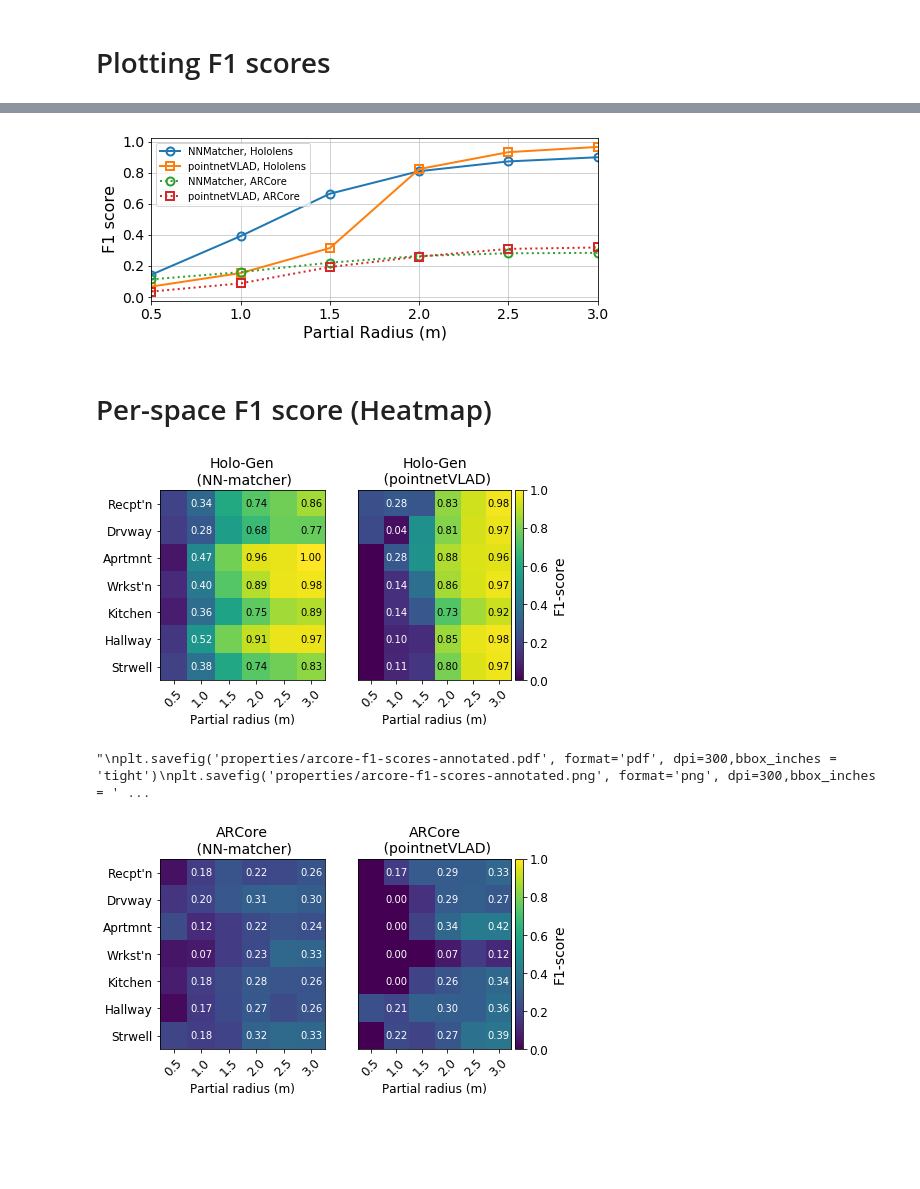
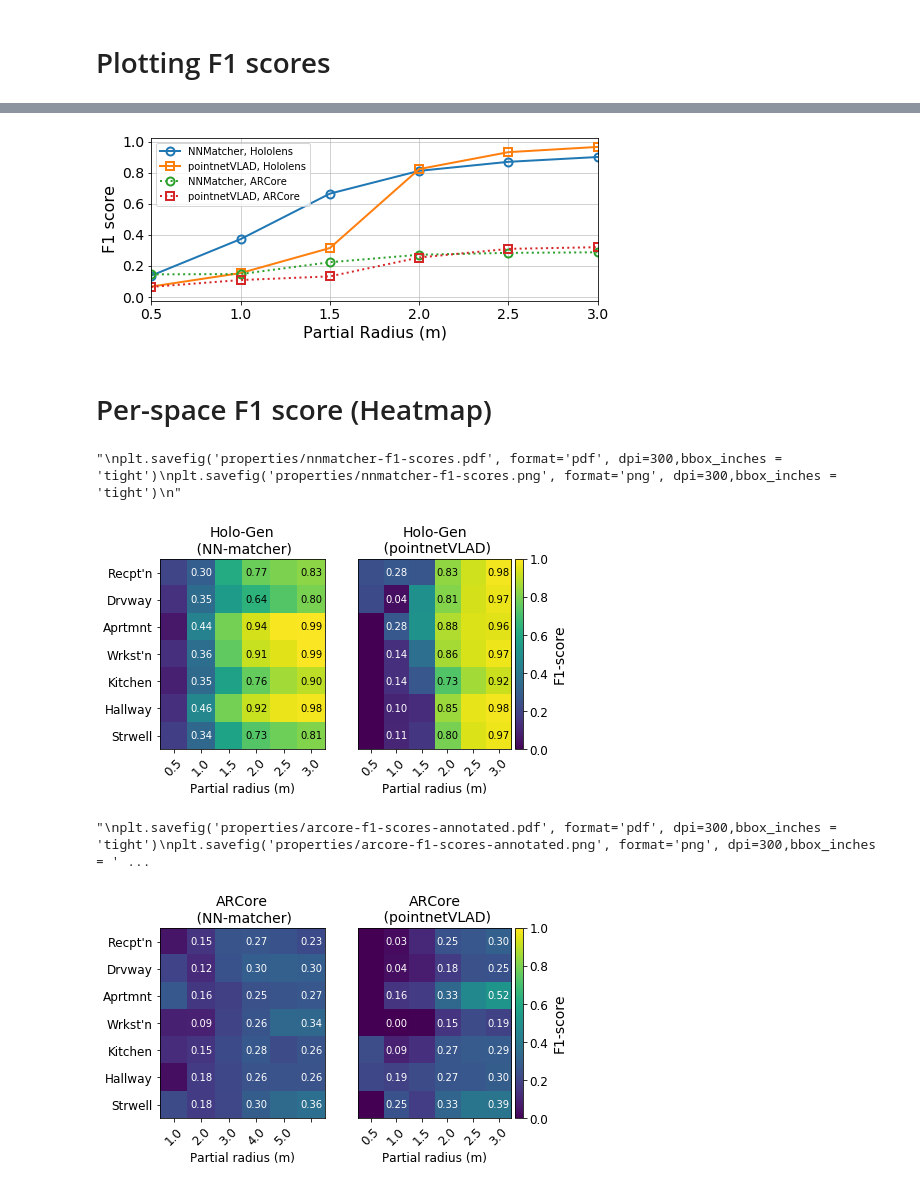
Before and after one commit to spatial-privacy/3d-spatial-privacy, a Jupyter notebook: summary_results-for-ismar.ipynb, the cells around one changed output, grey strips where cells are left out. Cells and saved outputs as stored; diff of their text form; code cells hidden in the pictures; blank space fills up the shorter version.

```diff
--- a/summary_results-for-ismar.ipynb
+++ b/summary_results-for-ismar.ipynb
@@ -702,24 +495,6 @@ ARCore, PV [0.03464725 0.08717726 0.19262745 0.25962154 0.30915    0.31838326]
 # Using F1 scores
 
 fig=plt.figure(figsize=(8, 3))
-
-with open("testing_results/pointnetvlad_arcore/" + "arcore_summary_results.pickle",'rb') as f:
-    arcore_pv_results, arcore_pv_per_space_score, arcore_pv_perf_scores = pickle.load(f)
-
-with open("testing_results/pointnetvlad_prod/" + "summary_results_updated.pickle",'rb') as f:
-    pointnetvlad_results, pointnetvlad_per_space_score, pointnetvlad_perf_scores = pickle.load(f)
-
-with open("testing_results/partial/" + "summary_results_1000.pickle",'rb') as f:
-    nn_results_partials, nn_per_space_score, nn_perf_scores = pickle.load(f)
-
-with open("testing_results/nn_matcher_arcore/" + "summary_results.pickle",'rb') as f:
-    arcore_results_partials, arcore_nn_per_space_score, arcore_nn_perf_scores = pickle.load(f)
-
-
-HololensNN = nn_perf_scores
-HololensPV = pointnetvlad_perf_scores
-ARCoreNN = arcore_nn_perf_scores
-ARCorePV = arcore_pv_perf_scores
 
 linewidth = 2.0
 markersize = 8.0
@@ -738,10 +513,9 @@ ax2.set_yticks(np.arange(0,1.1,0.2))
 ax2.set_yticklabels(np.around(np.arange(0,1.1,0.2), decimals = 1),fontsize=14)
 
 #plt.minorticks_on()
-
 ax2.plot(
-    HololensNN[1::2,0],
-    HololensNN[1::2,1],
+    HololensNN[:,0],
+    HololensNN[:,1],
     linewidth = linewidth,
     marker = 'o',fillstyle = 'none',
     mew = linewidth,markersize = markersize,
@@ -757,8 +531,8 @@ ax2.plot(
     label = "pointnetVLAD, Hololens"
 )
 ax2.plot(
-    ARCoreNN[1::2,0],
-    ARCoreNN[1::2,1],
+    ARCoreNN[:,0],
+    ARCoreNN[:,1],
     ':o',
     linewidth = linewidth,
     fillstyle = 'none',
@@ -779,23 +553,11 @@ ax2.legend(loc = "best", ncol = 1, fontsize = 10);#, bbox_to_anchor=(1.1, 1.5));
 
 #plt.title("NN-matcher")
 # %% [output]
-[figure, old version]
+[figure, new version]
 # %% [markdown]
 # Per-space F1 score (Heatmap)
 # %%
 fig = plt.figure(figsize=(6.5,3.5))
-
-with open("testing_results/pointnetvlad_arcore/" + "arcore_summary_results.pickle",'rb') as f:
-    arcore_pv_results, arcore_pv_per_space_score, arcore_pv_perf_scores = pickle.load(f)
-
-with open("testing_results/pointnetvlad_prod/" + "summary_results.pickle",'rb') as f:
-    pointnetvlad_results, pointnetvlad_per_space_score, pointnetvlad_perf_scores = pickle.load(f)
-
-with open("testing_results/partial/" + "summary_results_1000.pickle",'rb') as f:
-    nn_results_partials, nn_per_space_score, nn_perf_scores = pickle.load(f)
-
-with open("testing_results/nn_matcher_arcore/" + "summary_results.pickle",'rb') as f:
-    arcore_results_partials, arcore_nn_per_space_score, arcore_nn_perf_scores = pickle.load(f)
 
 #fig3 = plt.figure(constrained_layout=True)
 #gs = fig3.add_gridspec(3, 3)
@@ -804,12 +566,12 @@ ax3 = fig.add_subplot(122)
 #fig.figsize(8,3.5)
 
 im2 = ax2.imshow(
-    nn_per_space_score[1:12:2,0].T,
+    hololens_nn_per_space_score[:6,0].T,
     vmin=0.0, vmax=1.0, aspect='auto',
     cmap = plt.cm.viridis
 )
 
-for i, per_radius in enumerate(nn_per_space_score[3:12:4,0]):
+for i, per_radius in enumerate(hololens_nn_per_space_score[1:6:2,0]):
 
     for j, value in enumerate(per_radius):
 
@@ -836,12 +598,12 @@ ax2.set_yticklabels(contiguous_names_short,rotation=0, fontsize = 12);
 #ax2.set_yticklabels(contiguous_names_short,rotation=0, fontsize = 12);
 
 im3 = ax3.imshow(
-    pointnetvlad_per_space_score[1:12:2,0].T,
+    hololens_pv_per_space_score[1:12:2,0].T,
     vmin=0.0, vmax=1.0, aspect='auto',
     cmap = plt.cm.viridis
 )
 
-for i, per_radius in enumerate(pointnetvlad_per_space_score[3:12:4,0]):
+for i, per_radius in enumerate(hololens_pv_per_space_score[3:12:4,0]):
 
     for j, value in enumerate(per_radius):
 
@@ -893,25 +655,15 @@ ax2.set_yticklabels(contiguous_names_short,fontsize = 12)
 #plt.xlabel('Partial radius', fontsize = 14)
 #plt.xticks(np.arange(0,6),np.arange(0.25, 1.6, 0.25),fontsize = 14)
 #plt.show()
-
+"""
 plt.savefig('properties/nnmatcher-f1-scores.pdf', format='pdf', dpi=300,bbox_inches = 'tight')
 plt.savefig('properties/nnmatcher-f1-scores.png', format='png', dpi=300,bbox_inches = 'tight')
+"""
 # %% [output]
+"\nplt.savefig('properties/nnmatcher-f1-scores.pdf', format='pdf', dpi=300,bbox_inches = 'tight')\nplt.savefig('properties/nnmatcher-f1-scores.png', format='png', dpi=300,bbox_inches = 'tight')\n"
 [figure]
 # %%
 fig = plt.figure(figsize=(6.5,3.5))
-
-with open("testing_results/pointnetvlad_arcore/" + "arcore_summary_results.pickle",'rb') as f:
-    arcore_pv_results, arcore_pv_per_space_score, arcore_pv_perf_scores = pickle.load(f)
-
-with open("testing_results/pointnetvlad_prod/" + "summary_results.pickle",'rb') as f:
-    pointnetvlad_results, pointnetvlad_per_space_score, pointnetvlad_perf_scores = pickle.load(f)
-
-with open("testing_results/partial/" + "summary_results_1000.pickle",'rb') as f:
-    nn_results_partials, nn_per_space_score, nn_perf_scores = pickle.load(f)
-
-with open("testing_results/nn_matcher_arcore/" + "summary_results.pickle",'rb') as f:
-    arcore_results_partials, arcore_nn_per_space_score, arcore_nn_perf_scores = pickle.load(f)
 
 #fig3 = plt.figure(constrained_layout=True)
 #gs = fig3.add_gridspec(3, 3)
@@ -920,12 +672,12 @@ ax3 = fig.add_subplot(122)
 #fig.figsize(8,3.5)
 
 im2 = ax2.imshow(
-    arcore_nn_per_space_score[1:12:2,0].T,
+    arcore_nn_per_space_score[:6,0].T,
     vmin=0.0, vmax=1.0, aspect='auto',
     cmap = plt.cm.viridis
 )
 
-for i, per_radius in enumerate(arcore_nn_per_space_score[3:12:4,0]):
+for i, per_radius in enumerate(arcore_nn_per_space_score[1:6:2,0]):
 
     for j, value in enumerate(per_radius):
 
@@ -989,31 +741,31 @@ cax3 = divider3.append_axes("right", size="5%", pad=0.05)
 # Create colorbar in the appended axes
 # Tick locations can be set with the kwarg `ticks`
 # and the format of the ticklabels with kwarg `format`
 cbar3 = plt.colorbar(im3, cax=cax3, ticks=np.arange(0.0,1.1,0.2), format="%.1f")
 #cbar1.ax.set_ylabel("F1-score", fontsize = 14)
 
 cbar3.ax.set_yticklabels(
     np.around(np.arange(0.0,1.1,0.2),decimals = 2),
 #    np.concatenate((['≤ 0.4'],np.around(np.arange(0.5,1.1,0.1), decimals = 2))),
     fontsize = 12);
 cbar3.ax.set_ylabel("F1-score", fontsize = 14)
 """
 ax2.set_xticks(np.arange(0,6))
 ax2.set_xticklabels(np.arange(0.25, 3.0, 0.5),fontsize = 14)
 ax2.set_xlabel('Partial radius', fontsize = 14)
 ax2.set_yticks(np.arange(0,7,1))
 #plt.yticks(np.arange(0,7,1),contiguous_names_short,fontsize = 12)
 ax2.set_yticklabels(contiguous_names_short,fontsize = 12)
 #plt.yticklabels(
 """
 #plt.xlabel('Partial radius', fontsize = 14)
 #plt.xticks(np.arange(0,6),np.arange(0.25, 1.6, 0.25),fontsize = 14)
 #plt.show()
 
 """
 plt.savefig('properties/arcore-f1-scores-annotated.pdf', format='pdf', dpi=300,bbox_inches = 'tight')
 plt.savefig('properties/arcore-f1-scores-annotated.png', format='png', dpi=300,bbox_inches = 'tight')
 """
 # %% [output]
 "\nplt.savefig('properties/arcore-f1-scores-annotated.pdf', format='pdf', dpi=300,bbox_inches = 'tight')\nplt.savefig('properties/arcore-f1-scores-annotated.png', format='png', dpi=300,bbox_inches = ' ...
-[figure, old version]
+[figure, new version]
```
Also changed, not shown: parts of 11 cells of this notebook, 5 other files.
